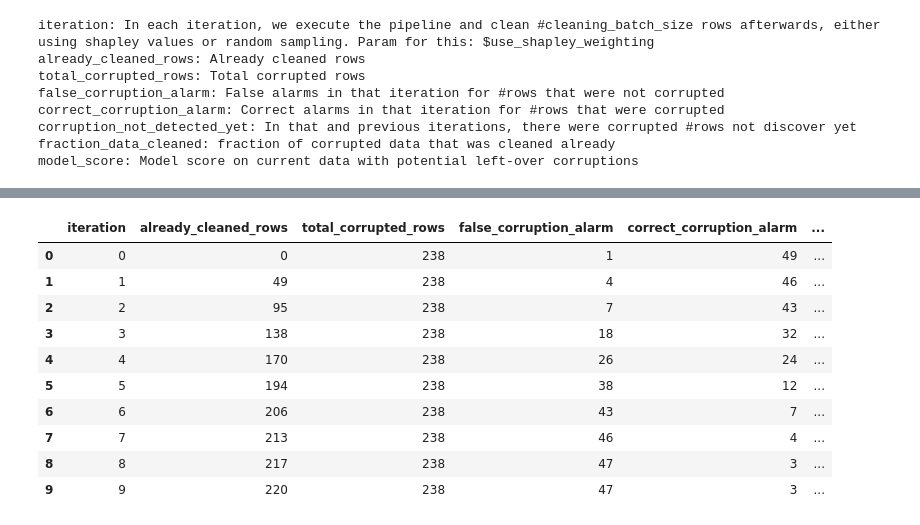
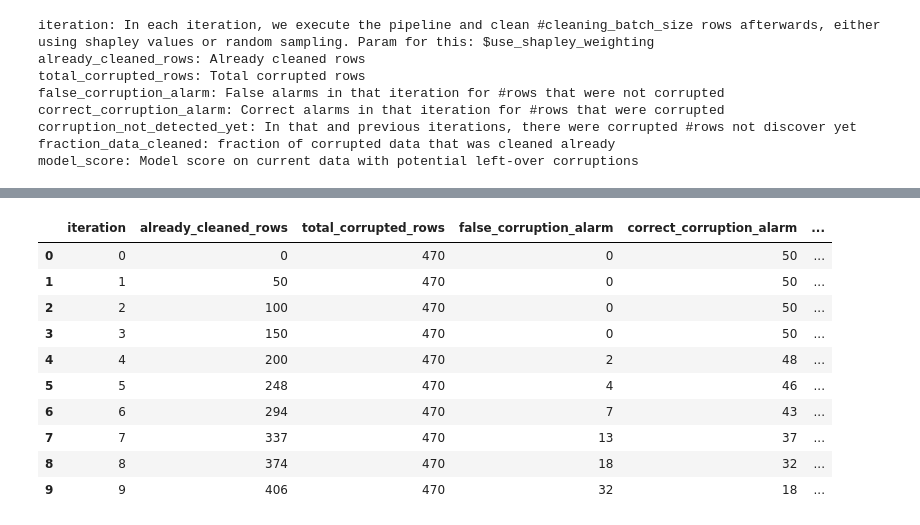
Before and after one commit to stefan-grafberger/deem22-what-if-experiments, a Jupyter notebook: whatif/example_pipelines/shapley_value_experiments.ipynb, the cells around one changed output, grey strips where cells are left out. Cells and saved outputs as stored; diff of their text form; code cells hidden in the pictures.

```diff
--- a/whatif/example_pipelines/shapley_value_experiments.ipynb
+++ b/whatif/example_pipelines/shapley_value_experiments.ipynb
@@ -12,6 +13,6 @@ corruption_not_detected_yet: In that and previous iterations, there were corrupt
 fraction_data_cleaned: fraction of corrupted data that was cleaned already
 model_score: Model score on current data with potential left-over corruptions
 # %%
-do_shapley_value_naive(0.2, 10, True, 10, 50)
+do_shapley_value_qualitative(0.5, 10, True, 10, 50)
 # %% [output]
 Starting iteration 0 now...
@@ -37,12 +38,12 @@ To enable them in other operations, rebuild TensorFlow with the appropriate comp
 |  | iteration | already_cleaned_rows | total_corrupted_rows | false_corruption_alarm | correct_corruption_alarm | ... |
-| 0 | 0 | 0 | 238 | 1 | 49 | ... |
-| 1 | 1 | 49 | 238 | 4 | 46 | ... |
-| 2 | 2 | 95 | 238 | 7 | 43 | ... |
-| 3 | 3 | 138 | 238 | 18 | 32 | ... |
-| 4 | 4 | 170 | 238 | 26 | 24 | ... |
-| 5 | 5 | 194 | 238 | 38 | 12 | ... |
-| 6 | 6 | 206 | 238 | 43 | 7 | ... |
-| 7 | 7 | 213 | 238 | 46 | 4 | ... |
-| 8 | 8 | 217 | 238 | 47 | 3 | ... |
-| 9 | 9 | 220 | 238 | 47 | 3 | ... |
+| 0 | 0 | 0 | 470 | 0 | 50 | ... |
+| 1 | 1 | 50 | 470 | 0 | 50 | ... |
+| 2 | 2 | 100 | 470 | 0 | 50 | ... |
+| 3 | 3 | 150 | 470 | 0 | 50 | ... |
+| 4 | 4 | 200 | 470 | 2 | 48 | ... |
+| 5 | 5 | 248 | 470 | 4 | 46 | ... |
+| 6 | 6 | 294 | 470 | 7 | 43 | ... |
+| 7 | 7 | 337 | 470 | 13 | 37 | ... |
+| 8 | 8 | 374 | 470 | 18 | 32 | ... |
+| 9 | 9 | 406 | 470 | 32 | 18 | ... |
 # %%
```
Also changed, not shown: parts of 5 cells of this notebook, 9 other files.
